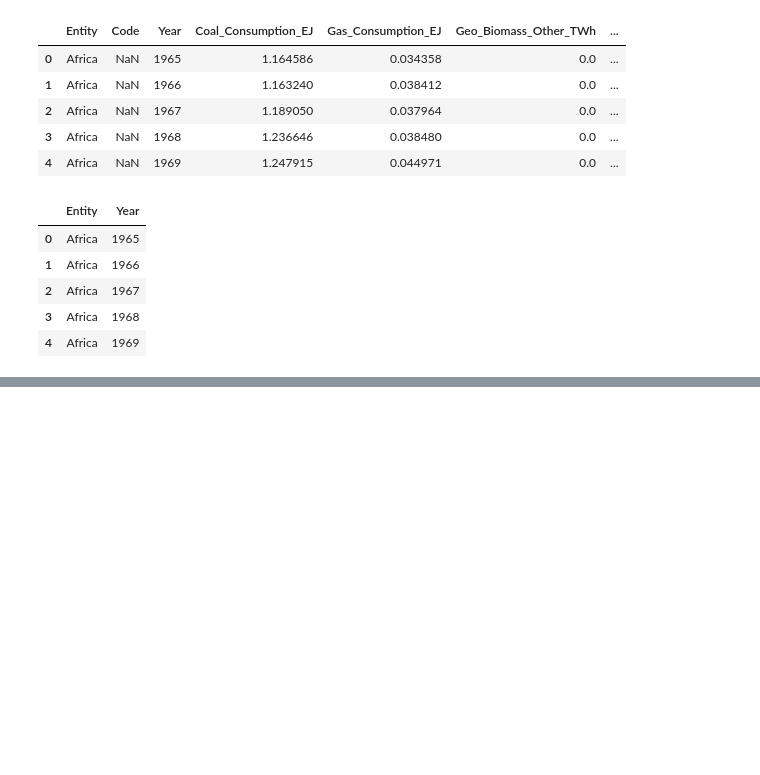
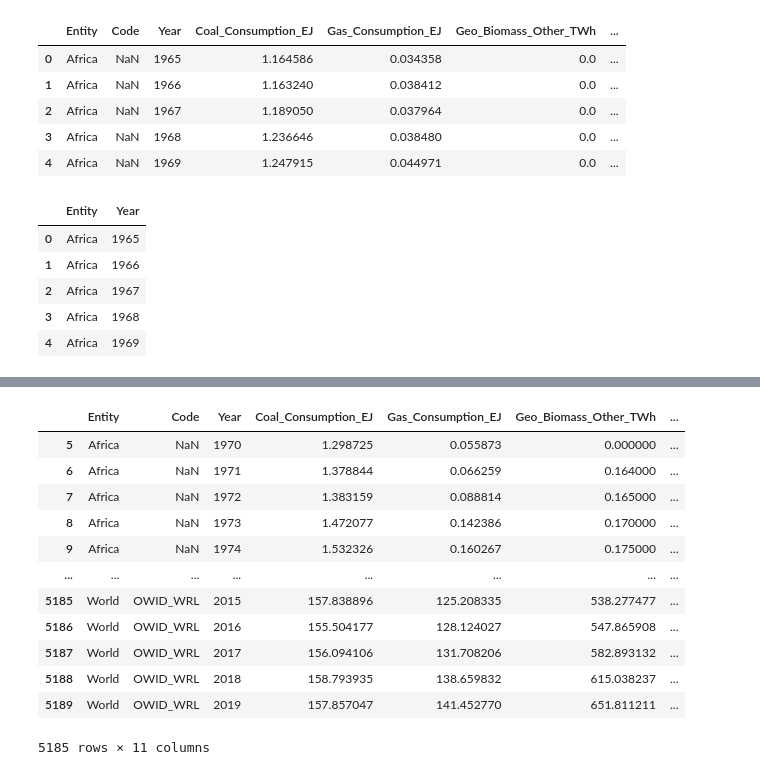
Before and after one commit to julianramirez19m/hyperblog, a Jupyter notebook: pandas.ipynb, the cells around one changed output, grey strips where cells are left out. Cells and saved outputs as stored; diff of their text form; code cells hidden in the pictures; blank space fills up the shorter version.

```diff
--- a/pandas.ipynb
+++ b/pandas.ipynb
@@ -171,0 +268,16 @@ df_archivo.loc[0:4, ['Entity', 'Year']] #Filtrando por filas y columnas (filtra
+# %%
+df_archivo.drop([0,1,2,3,4], axis=0) #Elimina un conjunto de filas mediante una lista
+# %% [output]
+|  | Entity | Code | Year | Coal_Consumption_EJ | Gas_Consumption_EJ | Geo_Biomass_Other_TWh | ... |
+| 5 | Africa | NaN | 1970 | 1.298725 | 0.055873 | 0.000000 | ... |
+| 6 | Africa | NaN | 1971 | 1.378844 | 0.066259 | 0.164000 | ... |
+| 7 | Africa | NaN | 1972 | 1.383159 | 0.088814 | 0.165000 | ... |
+| 8 | Africa | NaN | 1973 | 1.472077 | 0.142386 | 0.170000 | ... |
+| 9 | Africa | NaN | 1974 | 1.532326 | 0.160267 | 0.175000 | ... |
+| ... | ... | ... | ... | ... | ... | ... | ... |
+| 5185 | World | OWID_WRL | 2015 | 157.838896 | 125.208335 | 538.277477 | ... |
+| 5186 | World | OWID_WRL | 2016 | 155.504177 | 128.124027 | 547.865908 | ... |
+| 5187 | World | OWID_WRL | 2017 | 156.094106 | 131.708206 | 582.893132 | ... |
+| 5188 | World | OWID_WRL | 2018 | 158.793935 | 138.659832 | 615.038237 | ... |
+| 5189 | World | OWID_WRL | 2019 | 157.857047 | 141.452770 | 651.811211 | ... |
+5185 rows × 11 columns
```
Also changed, not shown: parts of 25 cells of this notebook.
